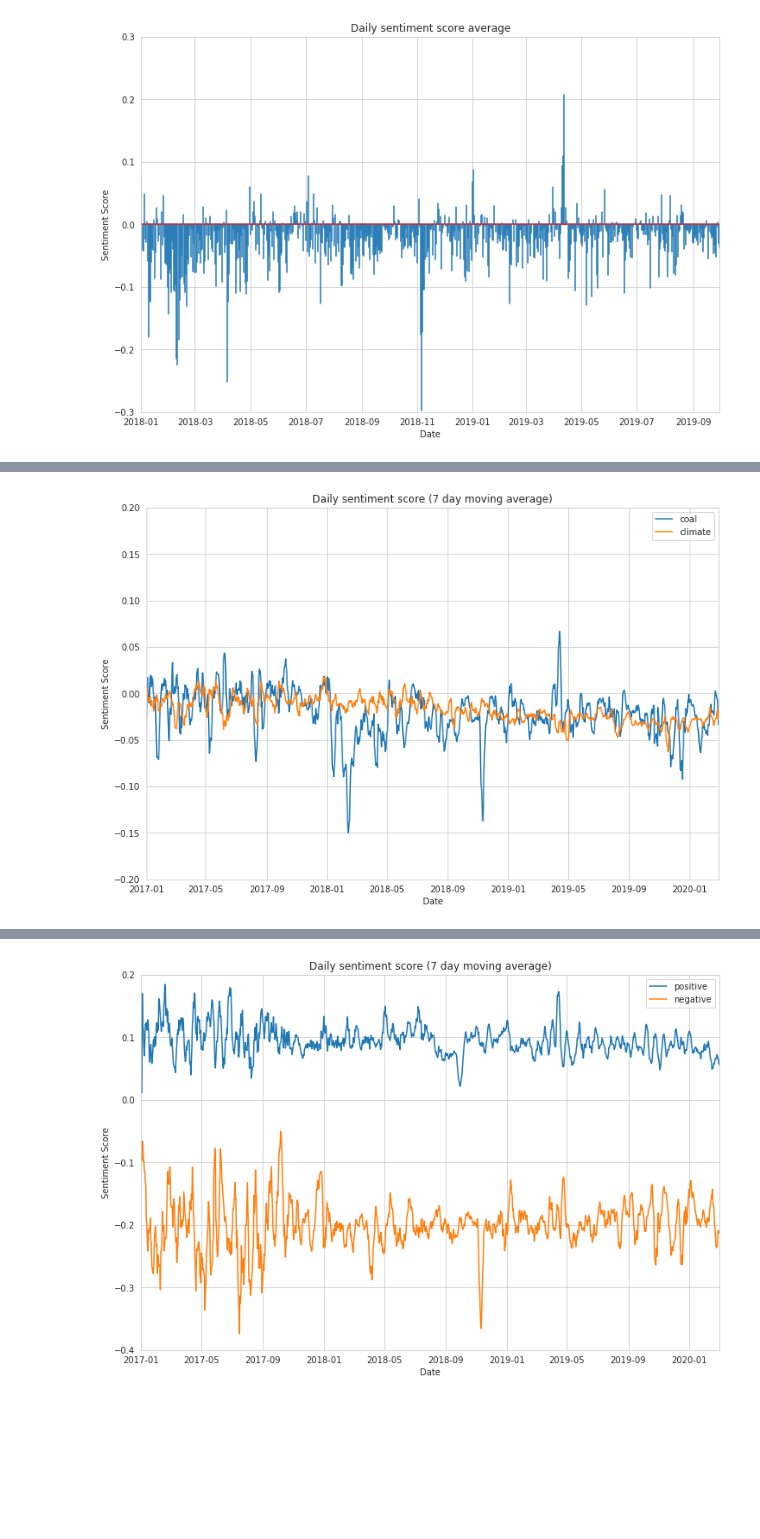
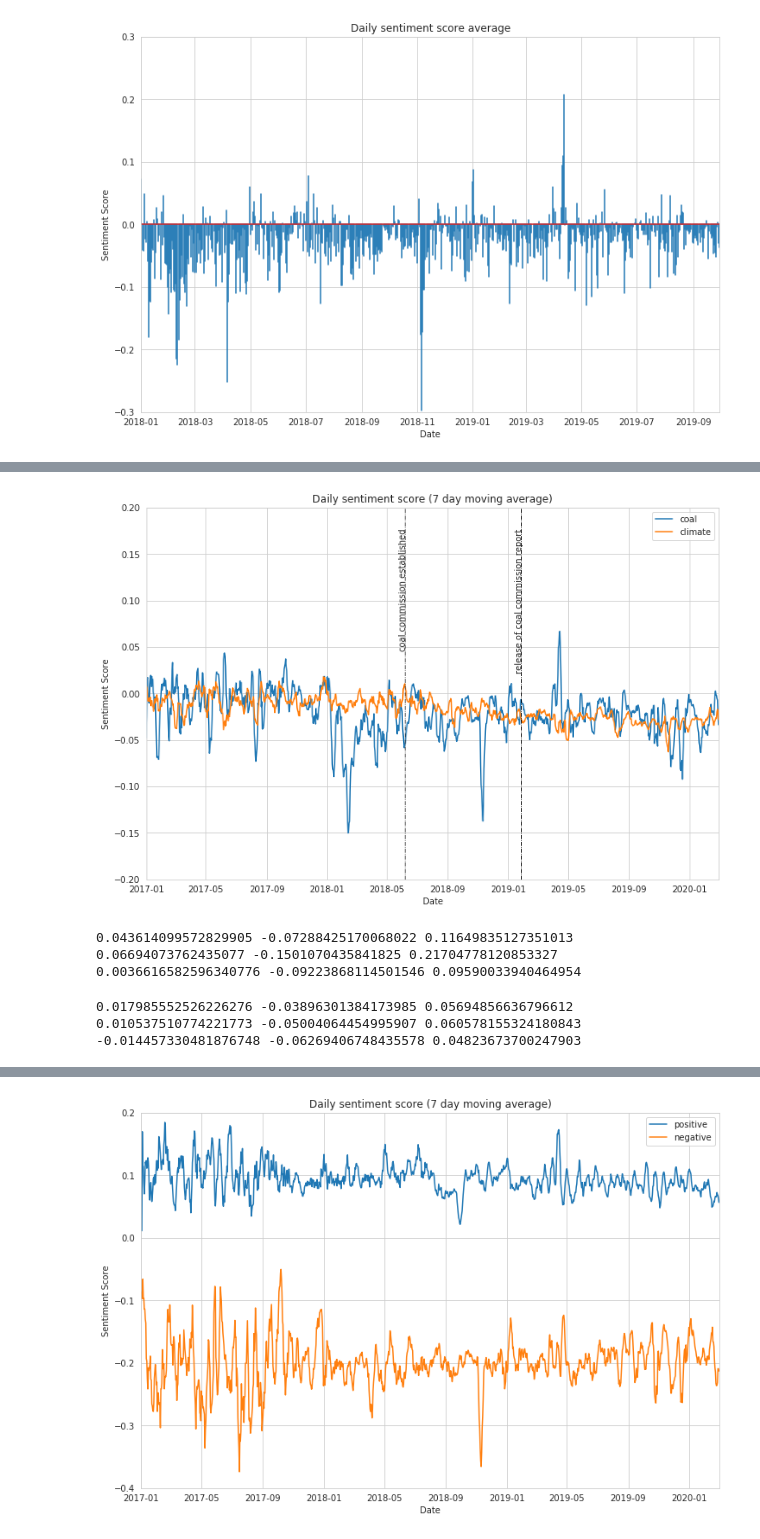
Before and after one commit to yuantinglee/twitter-discourse, a Jupyter notebook: analysis/sentiment_analysis_new.ipynb, the cells around one changed output, grey strips where cells are left out. Saved outputs shown, nothing was run; the diff lists cells and outputs as text; code cells hidden in the pictures; blank space fills up the shorter version.

```diff
--- a/analysis/sentiment_analysis_new.ipynb
+++ b/analysis/sentiment_analysis_new.ipynb
@@ -519,15 +529,24 @@ texts_climate_daily_sma = texts_climate_daily.rolling(7, min_periods=1).mean()
 # %%
 fig, ax = plt.subplots(figsize=(12,8))
 sns.lineplot(texts_de_daily_sma.index, texts_de_daily_sma, ax = ax, label='coal')
 sns.lineplot(texts_climate_daily_sma.index, texts_climate_daily_sma, ax = ax, label='climate')
+
+# adding event titles
+ax.axvline(x=(datetime.datetime.strptime('2018-06-06', '%Y-%m-%d')), ls ='-.',lw='0.75', c = 'k')
+plt.text((datetime.datetime.strptime('2018-06-06', '%Y-%m-%d')-datetime.timedelta(days=12)),0.17,
+         'coal commission established',rotation=90, fontsize=10)
+ax.axvline(x=(datetime.datetime.strptime('2019-01-26', '%Y-%m-%d')), ls ='-.',lw='0.75', c = 'k')
+plt.text((datetime.datetime.strptime('2019-01-26', '%Y-%m-%d')-datetime.timedelta(days=12)),0.17,
+         'release of coal commission report',rotation=90, fontsize=10)
+
 ax.set(xlim=(datetime.datetime.strptime('2017-01-01', '%Y-%m-%d'),
              datetime.datetime.strptime('2020-03-01', '%Y-%m-%d')),
        ylim=(-0.2,0.2),
        xlabel="Date",
        ylabel="Sentiment Score",
        title="Daily sentiment score (7 day moving average)")
 plt.legend()
 plt.show()
-#fig.savefig('plots/dailyavgsenti_7dma_baseline.png', dpi=300, bbox_inches='tight')
+fig.savefig('plots/sa_dailyavgsenti_7dma_baseline2.png', dpi=300, bbox_inches='tight')
 # %% [output]
-[figure, old version]
+[figure, new version]
@@ -533,0 +563,8 @@ plt.show()
+# %%
+print(max(texts_de_daily_sma_1.values), min(texts_de_daily_sma_1.values), max(texts_de_daily_sma_1.values)-min(texts_de_daily_sma_1.values))
+print(max(texts_de_daily_sma_2.values), min(texts_de_daily_sma_2.values), max(texts_de_daily_sma_2.values)-min(texts_de_daily_sma_2.values))
+print(max(texts_de_daily_sma_3.values), min(texts_de_daily_sma_3.values), max(texts_de_daily_sma_3.values)-min(texts_de_daily_sma_3.values))
+# %% [output]
+0.043614099572829905 -0.07288425170068022 0.11649835127351013
+0.06694073762435077 -0.1501070435841825 0.21704778120853327
+0.0036616582596340776 -0.09223868114501546 0.09590033940464954
@@ -533,0 +581,8 @@ plt.show()
+# %%
+print(max(texts_climate_daily_sma_1.values), min(texts_climate_daily_sma_1.values), max(texts_climate_daily_sma_1.values)-min(texts_climate_daily_sma_1.values))
+print(max(texts_climate_daily_sma_2.values), min(texts_climate_daily_sma_2.values), max(texts_climate_daily_sma_2.values)-min(texts_climate_daily_sma_2.values))
+print(max(texts_climate_daily_sma_3.values), min(texts_climate_daily_sma_3.values), max(texts_climate_daily_sma_3.values)-min(texts_climate_daily_sma_3.values))
+# %% [output]
+0.017985552526226276 -0.03896301384173985 0.05694856636796612
+0.010537510774221773 -0.05004064454995907 0.060578155324180843
+-0.014457330481876748 -0.06269406748435578 0.04823673700247903
```
Also changed, not shown: parts of 7 cells of this notebook.
